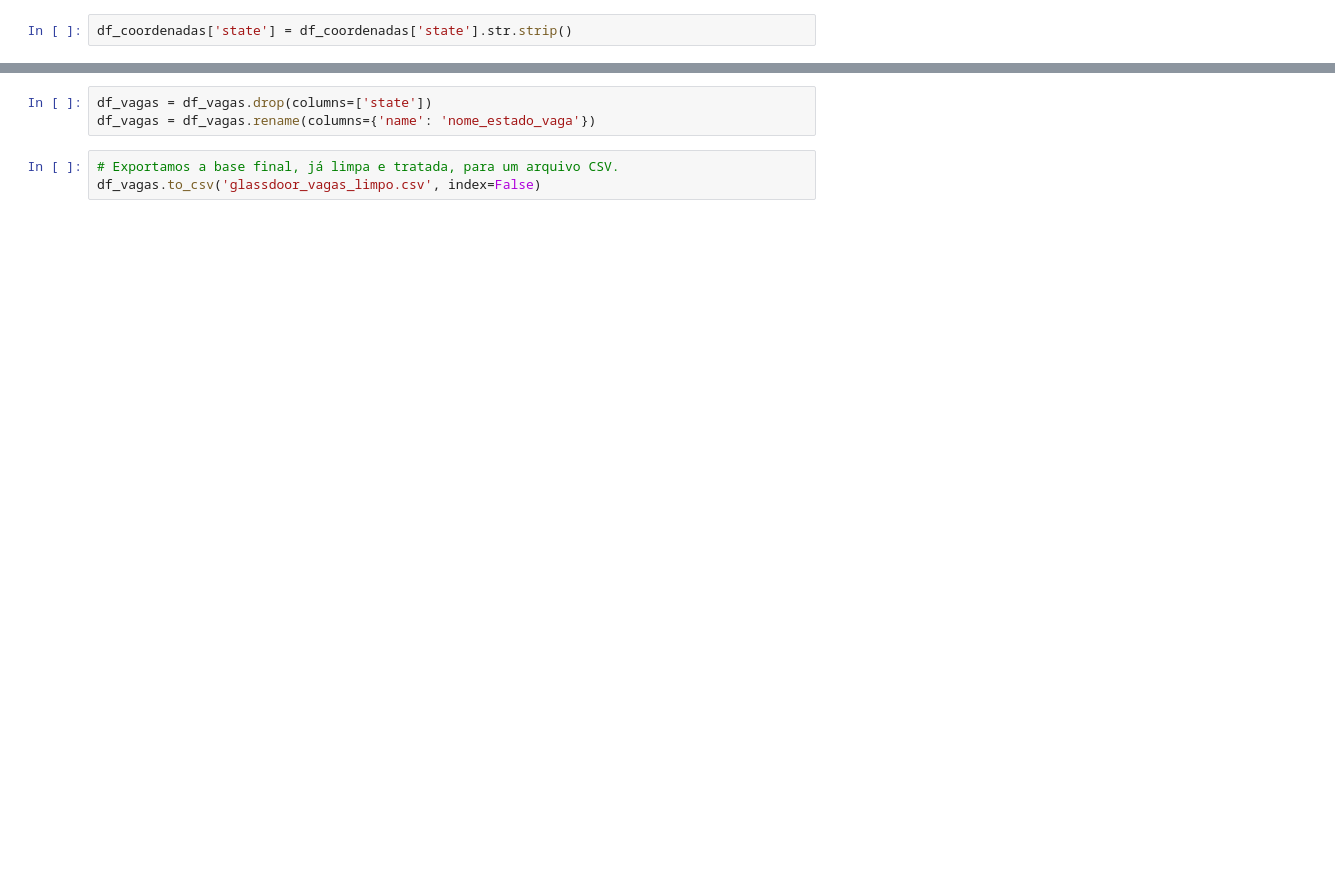
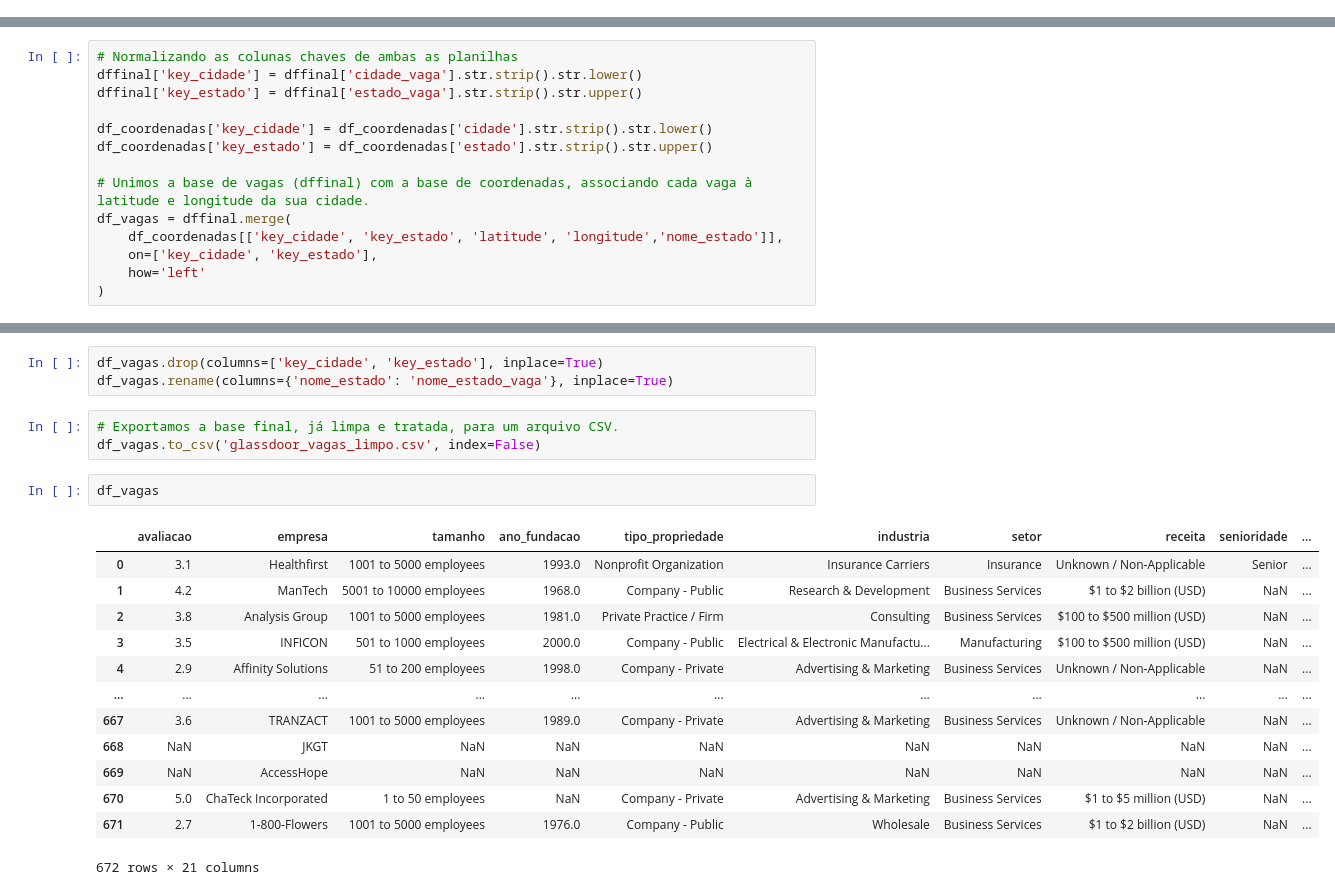
Before and after one commit to rfianelo/data-science-jobs-analysis, a Jupyter notebook: glassdoor_vagas_limpo.ipynb, the cells around one changed output, grey strips where cells are left out. Saved outputs shown, nothing was run; the diff lists cells and outputs as text; blank space fills up the shorter version.

```diff
--- a/glassdoor_vagas_limpo.ipynb
+++ b/glassdoor_vagas_limpo.ipynb
@@ -438,2 +457,0 @@ print(df_coordenadas.head())
-# %%
-df_coordenadas['state'] = df_coordenadas['state'].str.strip()
@@ -442,0 +463,14 @@ df_vagas = pd.merge(dffinal, df_coordenadas, left_on='estado_vaga', right_on='st
+# %%
+# Normalizando as colunas chaves de ambas as planilhas
+dffinal['key_cidade'] = dffinal['cidade_vaga'].str.strip().str.lower()
+dffinal['key_estado'] = dffinal['estado_vaga'].str.strip().str.upper()
+
+df_coordenadas['key_cidade'] = df_coordenadas['cidade'].str.strip().str.lower()
+df_coordenadas['key_estado'] = df_coordenadas['estado'].str.strip().str.upper()
+
+# Unimos a base de vagas (dffinal) com a base de coordenadas, associando cada vaga à latitude e longitude da sua cidade.
+df_vagas = dffinal.merge(
+    df_coordenadas[['key_cidade', 'key_estado', 'latitude', 'longitude','nome_estado']],
+    on=['key_cidade', 'key_estado'],
+    how='left'
+)
@@ -443,6 +508,22 @@ df_vagas = pd.merge(dffinal, df_coordenadas, left_on='estado_vaga', right_on='st
 # %%
-df_vagas = df_vagas.drop(columns=['state'])
-df_vagas = df_vagas.rename(columns={'name': 'nome_estado_vaga'})
+df_vagas.drop(columns=['key_cidade', 'key_estado'], inplace=True)
+df_vagas.rename(columns={'nome_estado': 'nome_estado_vaga'}, inplace=True)
 # %%
 # Exportamos a base final, já limpa e tratada, para um arquivo CSV.
 df_vagas.to_csv('glassdoor_vagas_limpo.csv', index=False)
+# %%
+df_vagas
+# %% [output]
+|  | avaliacao | empresa | tamanho | ano_fundacao | tipo_propriedade | industria | setor | receita | senioridade | ... |
+| 0 | 3.1 | Healthfirst | 1001 to 5000 employees | 1993.0 | Nonprofit Organization | Insurance Carriers | Insurance | Unknown / Non-Applicable | Senior | ... |
+| 1 | 4.2 | ManTech | 5001 to 10000 employees | 1968.0 | Company - Public | Research & Development | Business Services | $1 to $2 billion (USD) | NaN | ... |
+| 2 | 3.8 | Analysis Group | 1001 to 5000 employees | 1981.0 | Private Practice / Firm | Consulting | Business Services | $100 to $500 million (USD) | NaN | ... |
+| 3 | 3.5 | INFICON | 501 to 1000 employees | 2000.0 | Company - Public | Electrical & Electronic Manufactu... | Manufacturing | $100 to $500 million (USD) | NaN | ... |
+| 4 | 2.9 | Affinity Solutions | 51 to 200 employees | 1998.0 | Company - Private | Advertising & Marketing | Business Services | Unknown / Non-Applicable | NaN | ... |
+| ... | ... | ... | ... | ... | ... | ... | ... | ... | ... | ... |
+| 667 | 3.6 | TRANZACT | 1001 to 5000 employees | 1989.0 | Company - Private | Advertising & Marketing | Business Services | Unknown / Non-Applicable | NaN | ... |
+| 668 | NaN | JKGT | NaN | NaN | NaN | NaN | NaN | NaN | NaN | ... |
+| 669 | NaN | AccessHope | NaN | NaN | NaN | NaN | NaN | NaN | NaN | ... |
+| 670 | 5.0 | ChaTeck Incorporated | 1 to 50 employees | NaN | Company - Private | Advertising & Marketing | Business Services | $1 to $5 million (USD) | NaN | ... |
+| 671 | 2.7 | 1-800-Flowers | 1001 to 5000 employees | 1976.0 | Company - Public | Wholesale | Business Services | $1 to $2 billion (USD) | NaN | ... |
+672 rows × 21 columns
```
Also changed, not shown: parts of 27 cells of this notebook.
